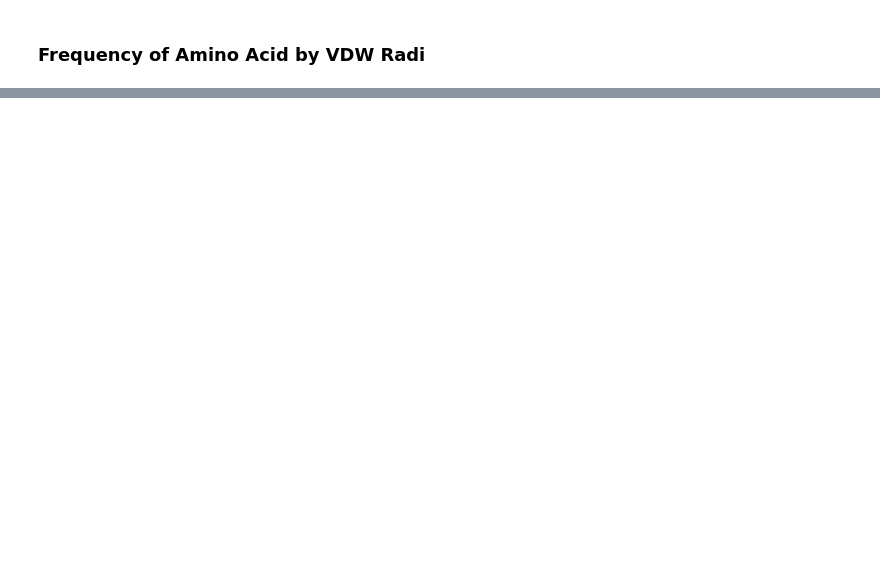
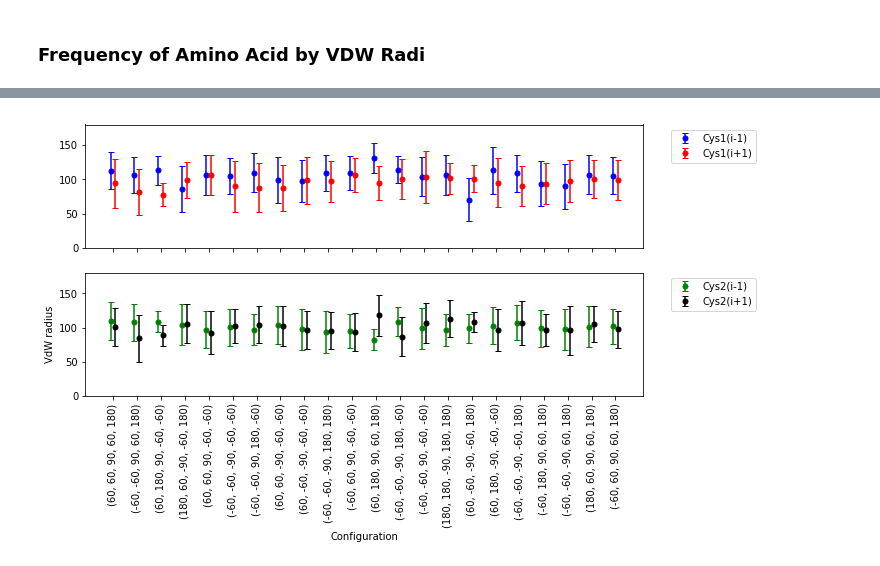
Before and after one commit to davarm/disulfide_configuration, a Jupyter notebook: configuration_analysis.ipynb, the cells around one changed output, grey strips where cells are left out. Saved outputs shown, nothing was run; the diff lists cells and outputs as text; code cells hidden in the pictures; blank space fills up the shorter version.

```diff
--- a/configuration_analysis.ipynb
+++ b/configuration_analysis.ipynb
@@ -867,0 +846,80 @@ for config in configurations:
+# %%
+def generate_ss_bar_graph(cys1_b_vdw,cys1_a_vdw,cys2_b_vdw,cys2_a_vdw):
+    fig, (ax, ax2) = plt.subplots(2, 1, sharey=True)
+    i = 0
+    x_axis_labels = []
+    new_axis      = []
+    for key in cys1_b_vdw:
+        b_vdw_mean = np.mean(cys1_b_vdw[key])
+        b_vdw_std  = np.std(cys1_b_vdw[key])
+        a_vdw_mean = np.mean(cys1_a_vdw[key])
+        a_vdw_std  = np.std(cys1_a_vdw[key])
+        x_axis_labels.append(key)
+        new_axis.append(key)
+        x_axis_labels.append('')
+
+        if i ==0:
+            ax.errorbar(i-0.2, b_vdw_mean, yerr=b_vdw_std, fmt='o', color = 'blue', capsize=3, ms =5, label = "Cys1(i-1)")
+            ax.errorbar(i+0.2, a_vdw_mean, yerr=a_vdw_std, fmt='o', color = 'red',capsize=3, ms =5, label = "Cys1(i+1)")
+        if i !=0:
+            ax.errorbar(i-0.2, b_vdw_mean, yerr=b_vdw_std, fmt='o', color = 'blue', capsize=3, ms =5)
+            ax.errorbar(i+0.2, a_vdw_mean, yerr=a_vdw_std, fmt='o', color = 'red',capsize=3, ms =5, )
+        i = i+2
+    ax.legend(bbox_to_anchor=(1.04,1), loc="upper left")
+    xticks_pos = (np.arange(0, len(x_axis_labels), step=2))
+    ax.set_xticks(xticks_pos)
+    ax.set_xticklabels([],rotation=90)
+
+
+
+    i = 0
+    x_axis_labels = []
+    new_axis      = []
+    for key in cys2_b_vdw:
+        b_vdw_mean = np.mean(cys2_b_vdw[key])
+        b_vdw_std  = np.std(cys2_b_vdw[key])
+        a_vdw_mean = np.mean(cys2_a_vdw[key])
+        a_vdw_std  = np.std(cys2_a_vdw[key])
+        x_axis_labels.append(key)
+        new_axis.append(key)
+        x_axis_labels.append('')
+
+        if i ==0:
+            ax2.errorbar(i-0.2, b_vdw_mean, yerr=b_vdw_std, fmt='o', color = 'green', capsize=3, ms =5, label = "Cys2(i-1)")
+            ax2.errorbar(i+0.2, a_vdw_mean, yerr=a_vdw_std, fmt='o', color = 'black',capsize=3, ms =5, label = "Cys2(i+1)")
+        if i !=0:
+            ax2.errorbar(i-0.2, b_vdw_mean, yerr=b_vdw_std, fmt='o', color = 'green', capsize=3, ms =5)
+            ax2.errorbar(i+0.2, a_vdw_mean, yerr=a_vdw_std, fmt='o', color = 'black',capsize=3, ms =5, )
+        i = i+2
+    ax2.legend(bbox_to_anchor=(1.04,1), loc="upper left")
+    plt.ylim(0,180)
+    xticks_pos = (np.arange(0, len(x_axis_labels), step=2))
+    ax2.set_xticks(xticks_pos)
+    ax2.set_xticklabels(new_axis,rotation=90)
+    plt.ylabel("VdW radius")
+    plt.xlabel("Configuration")
+
+    plt.show()
+    return()
+
+
+config_list = []
+cys1_b_vdw = {}
+cys1_a_vdw = {}
+cys2_b_vdw = {}
+cys2_a_vdw = {}
+
+
+for config in configurations:
+    config_dataframe = configuration_dataframe_return(config)
+    if len(config_dataframe) > 100:
+            config_list.append(str(config))
+            cys1_b_vdw[config] = config_dataframe['Cys1 b res vdw'].tolist()
+            cys1_a_vdw[config] = config_dataframe['Cys1 a res vdw'].tolist()
+            cys2_b_vdw[config] = config_dataframe['Cys2 b res vdw'].tolist()
+            cys2_a_vdw[config] = config_dataframe['Cys2 a res vdw'].tolist()
+
+
+generate_ss_bar_graph(cys1_b_vdw,cys1_a_vdw,cys2_b_vdw,cys2_a_vdw)
+# %% [output]
+[figure, added]
```
Also changed, not shown: parts of 16 cells of this notebook, 25 other files.
